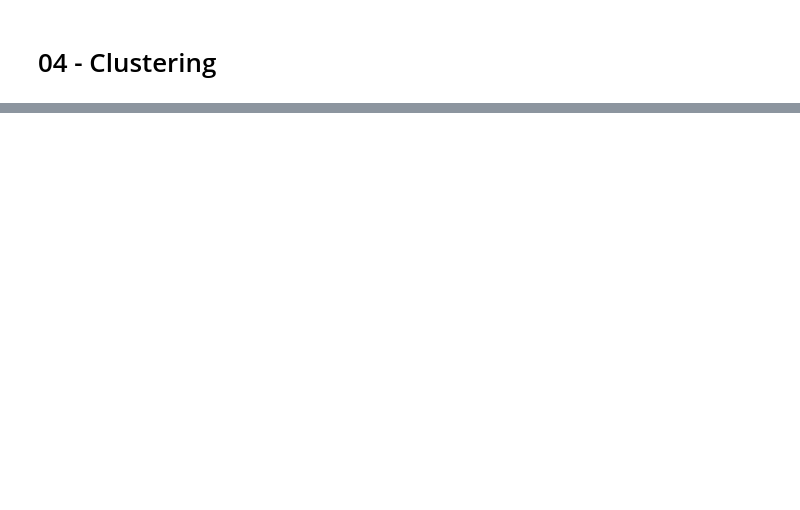
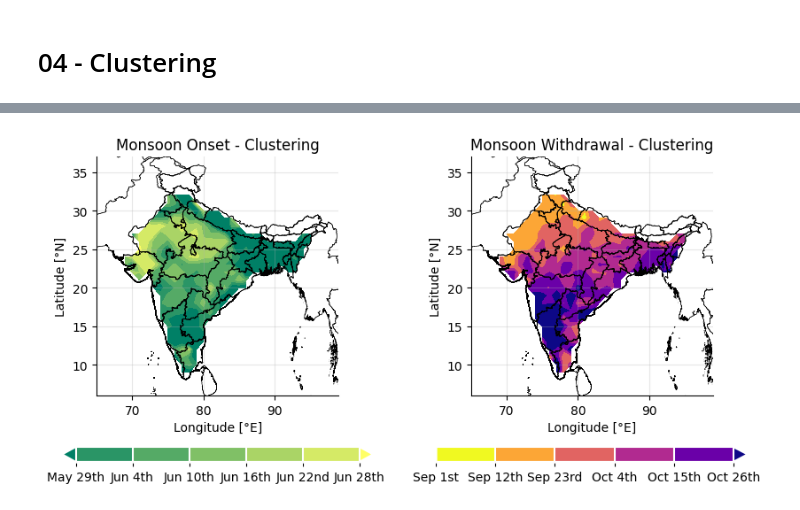
Before and after one commit to JGrassi97/XSeasonsDetect, a Jupyter notebook: notebooks/04_clustering.ipynb, the cells around one changed output, grey strips where cells are left out. Cells and saved outputs as stored; diff of their text form; code cells hidden in the pictures; blank space fills up the shorter version.

```diff
--- a/notebooks/04_clustering.ipynb
+++ b/notebooks/04_clustering.ipynb
@@ -31,12 +31,12 @@ from IPython.display import display
 # %%
 # -- FREE PARAMETERS
 n_seasons   = 2
-n_iters     = 28
+n_iters     = 200
 
-learning_rate   = 5
+learning_rate   = 1
 min_len         = 10
 mode            = 'single'
-starting_bp     = [50, 330]
+starting_bp     = [150, 270]
 
 overwrite_results = True
 # %%
@@ -192,18 +93,19 @@ a
 # %%
 # Load country boundary data
-# mask_boundary = gpd.read_file(world_boundary_file, layer='ADM_1')
-# mask_boundary = mask_boundary[mask_boundary["GID_0"].isin(['IND','NPL','BGD'])]
+mask_boundary = gpd.read_file(world_boundary_file)
+mask_boundary = mask_boundary[mask_boundary["GID_0"].isin(['IND','NPL','BGD'])]
 
-# result_plot = result.rio.set_spatial_dims(x_dim="lon", y_dim="lat", inplace=True)
-# result_plot.rio.write_crs("epsg:4326", inplace=True)
-# result_plot = result_plot.rio.clip(mask_boundary.geometry.apply(mapping), mask_boundary.crs, drop=True)
+result_plot = breakpoints.rio.set_spatial_dims(x_dim="lon", y_dim="lat", inplace=True)
+result_plot.rio.write_crs("epsg:4326", inplace=True)
+result_plot = result_plot.rio.clip(mask_boundary.geometry.apply(mapping), mask_boundary.crs, drop=True)
 
-result_plot = breakpoints
-
+# result_plot = breakpoints
 
 plot_seasons_bk_results( result_plot, figsize=(10,5), cmaps=['summer', 'plasma_r'],
                          lims=[[150,180],[245,300]], titles=['Monsoon Onset - Clustering', 'Monsoon Withdrawal - Clustering'],
-                         country_boundary=country_boundary, world_boundary=country_boundary)
+                         country_boundary=country_boundary, world_boundary=world_boundary)
 
 # plt.savefig(results_path_image, dpi=300, bbox_inches='tight', transparent=False)
+# %% [output]
+[figure, added]
 # %%
```
Also changed, not shown: parts of 10 cells of this notebook, 7 other files.
